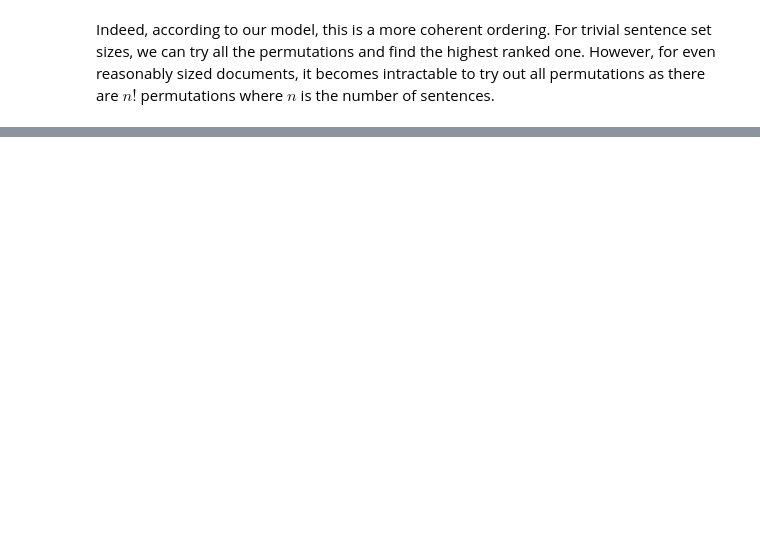
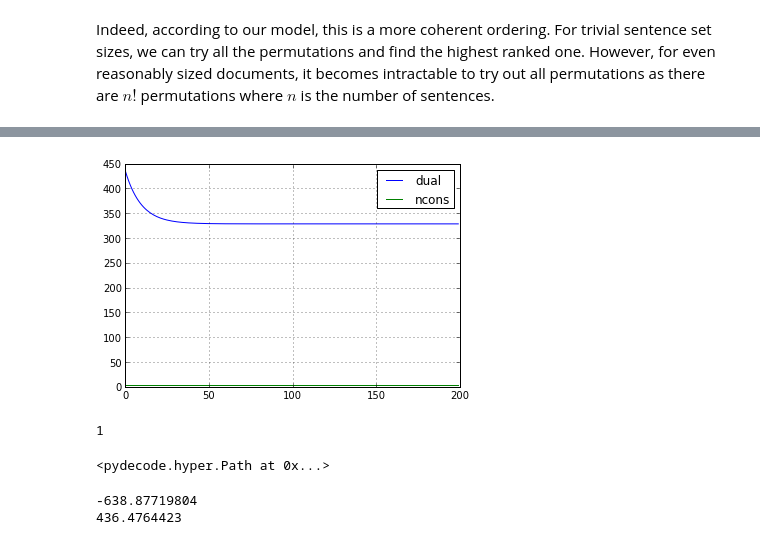
Before and after one commit to kedz/discourse, a Jupyter notebook: notebooks/discourse.ipynb, the cells around one changed output, grey strips where cells are left out. Cells and saved outputs as stored; diff of their text form; code cells hidden in the pictures; blank space fills up the shorter version.

```diff
--- a/notebooks/discourse.ipynb
+++ b/notebooks/discourse.ipynb
@@ -210,0 +204,4 @@ display.to_ipython(hypergraph, format)
+# %%
+display.report(duals)
+# %% [output]
+[figure, added]
@@ -210,0 +214,11 @@ display.to_ipython(hypergraph, format)
+# %%
+hyperlp.solve()
+# %% [output]
+1
+<pydecode.hyper.Path at 0x...>
+# %%
+print pulp.value(hyperlp.objective())
+print weights.dot(path)
+# %% [output]
+-638.87719804
+436.4764423
```
Also changed, not shown: parts of 15 cells of this notebook.
